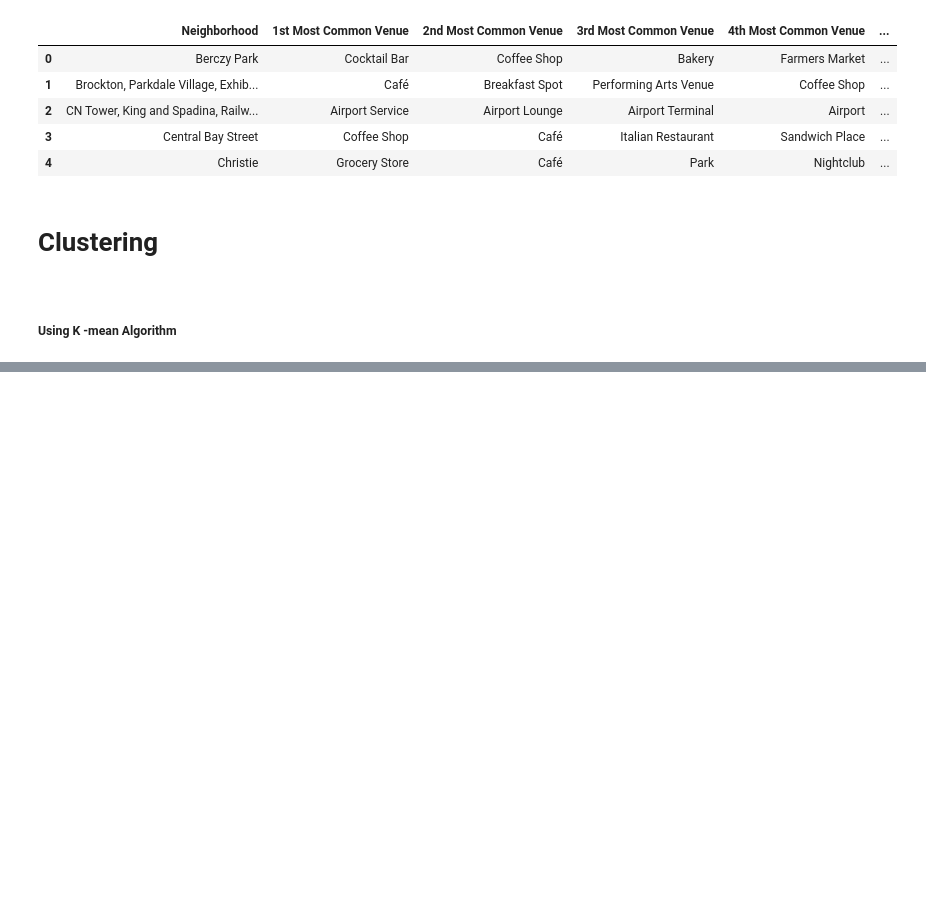
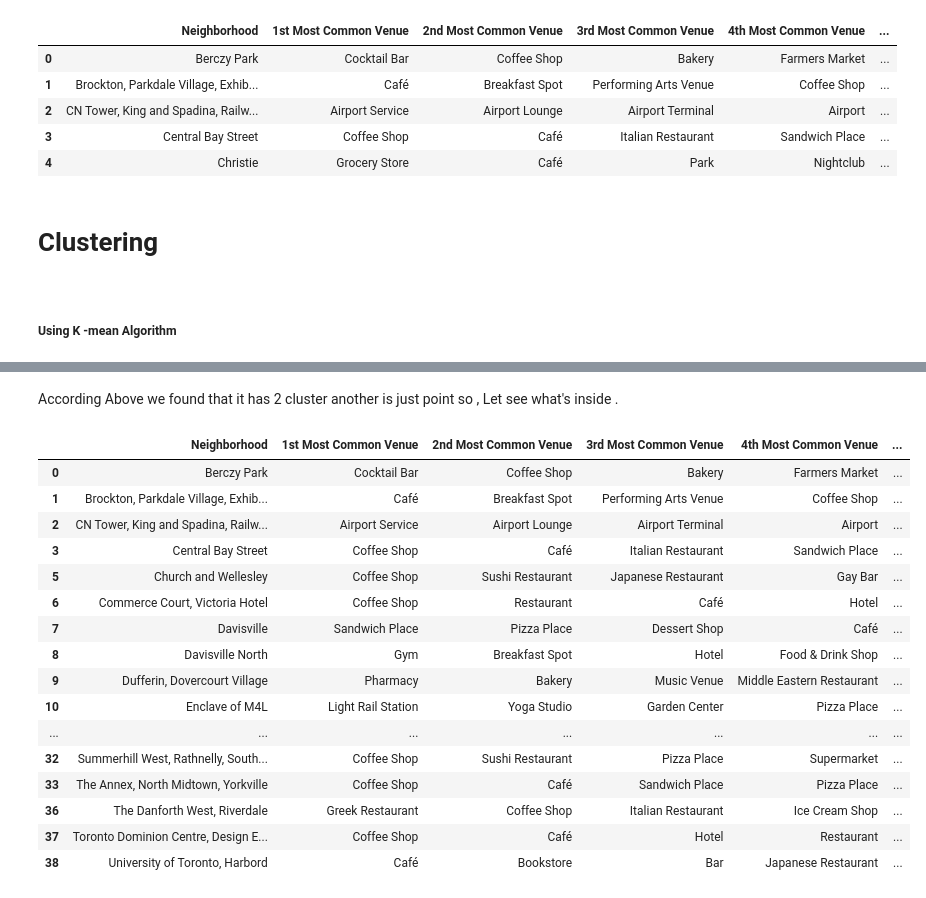
Before and after one commit to blxsheep/IBM_Capstone_Project, a Jupyter notebook: Clustering.ipynb, the cells around one changed output, grey strips where cells are left out. Drawn from its saved outputs; the diff is of its cells as text; code cells hidden in the pictures; blank space fills up the shorter version.

```diff
--- a/Clustering.ipynb
+++ b/Clustering.ipynb
@@ -240,0 +279,4 @@ neighborhoods_venues_sorted.head()
+# %%
+labels =  model.labels_
+neighborhoods_venues_sorted['Label'] = labels
+neighborhoods_venues_sorted.head()
@@ -240,0 +290,3 @@ neighborhoods_venues_sorted.head()
+# %%
+merged =  neighborhoods_venues_sorted.merge(toronto,how = 'left',on =  'Neighborhood' )
+merged.head()
@@ -240,0 +337,24 @@ neighborhoods_venues_sorted.head()
+# %% [markdown]
+According Above we found that it has 2 cluster another is just point so ,
+Let see what's inside .
+# %%
+cluster3 =  merged[merged.Label ==3]
+cluster3
+# %% [output]
+|  | Neighborhood | 1st Most Common Venue | 2nd Most Common Venue | 3rd Most Common Venue | 4th Most Common Venue | ... |
+| 0 | Berczy Park | Cocktail Bar | Coffee Shop | Bakery | Farmers Market | ... |
+| 1 | Brockton, Parkdale Village, Exhib... | Café | Breakfast Spot | Performing Arts Venue | Coffee Shop | ... |
+| 2 | CN Tower, King and Spadina, Railw... | Airport Service | Airport Lounge | Airport Terminal | Airport | ... |
+| 3 | Central Bay Street | Coffee Shop | Café | Italian Restaurant | Sandwich Place | ... |
+| 5 | Church and Wellesley | Coffee Shop | Sushi Restaurant | Japanese Restaurant | Gay Bar | ... |
+| 6 | Commerce Court, Victoria Hotel | Coffee Shop | Restaurant | Café | Hotel | ... |
+| 7 | Davisville | Sandwich Place | Pizza Place | Dessert Shop | Café | ... |
+| 8 | Davisville North | Gym | Breakfast Spot | Hotel | Food & Drink Shop | ... |
+| 9 | Dufferin, Dovercourt Village | Pharmacy | Bakery | Music Venue | Middle Eastern Restaurant | ... |
+| 10 | Enclave of M4L | Light Rail Station | Yoga Studio | Garden Center | Pizza Place | ... |
+| ... | ... | ... | ... | ... | ... | ... |
+| 32 | Summerhill West, Rathnelly, South... | Coffee Shop | Sushi Restaurant | Pizza Place | Supermarket | ... |
+| 33 | The Annex, North Midtown, Yorkville | Coffee Shop | Café | Sandwich Place | Pizza Place | ... |
+| 36 | The Danforth West, Riverdale | Greek Restaurant | Coffee Shop | Italian Restaurant | Ice Cream Shop | ... |
+| 37 | Toronto Dominion Centre, Design E... | Coffee Shop | Café | Hotel | Restaurant | ... |
+| 38 | University of Toronto, Harbord | Café | Bookstore | Bar | Japanese Restaurant | ... |
```
Also changed, not shown: parts of 12 cells of this notebook.
